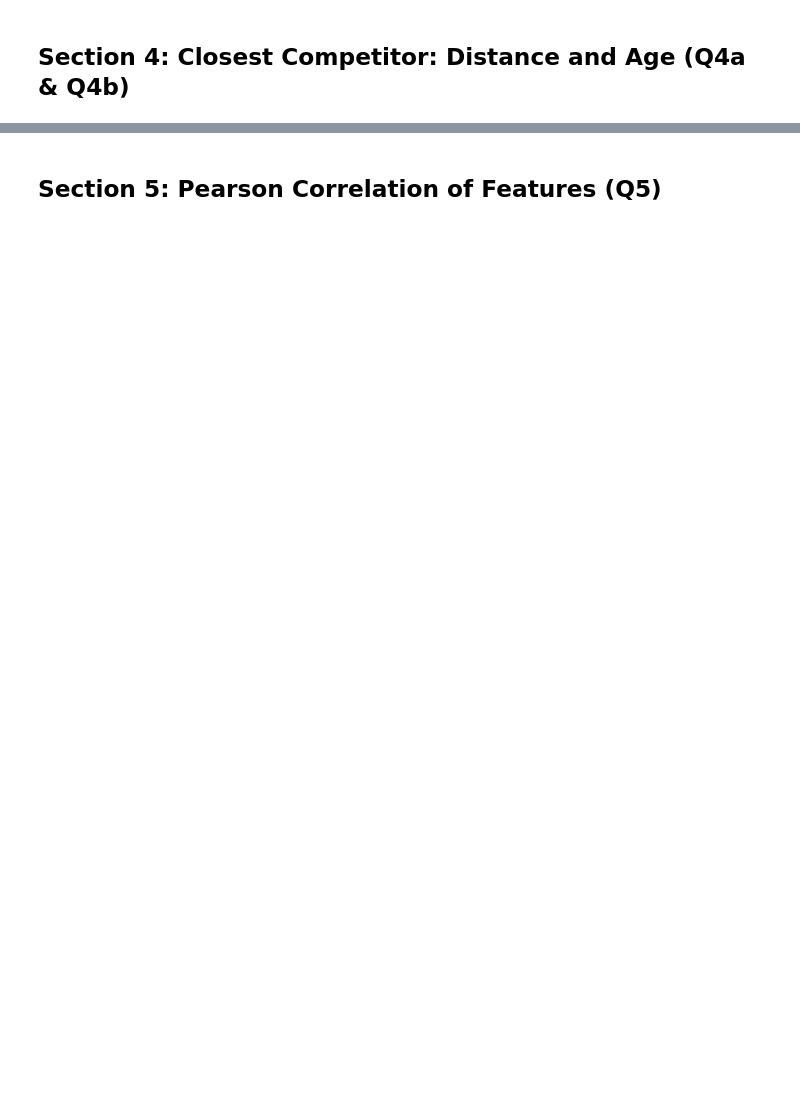
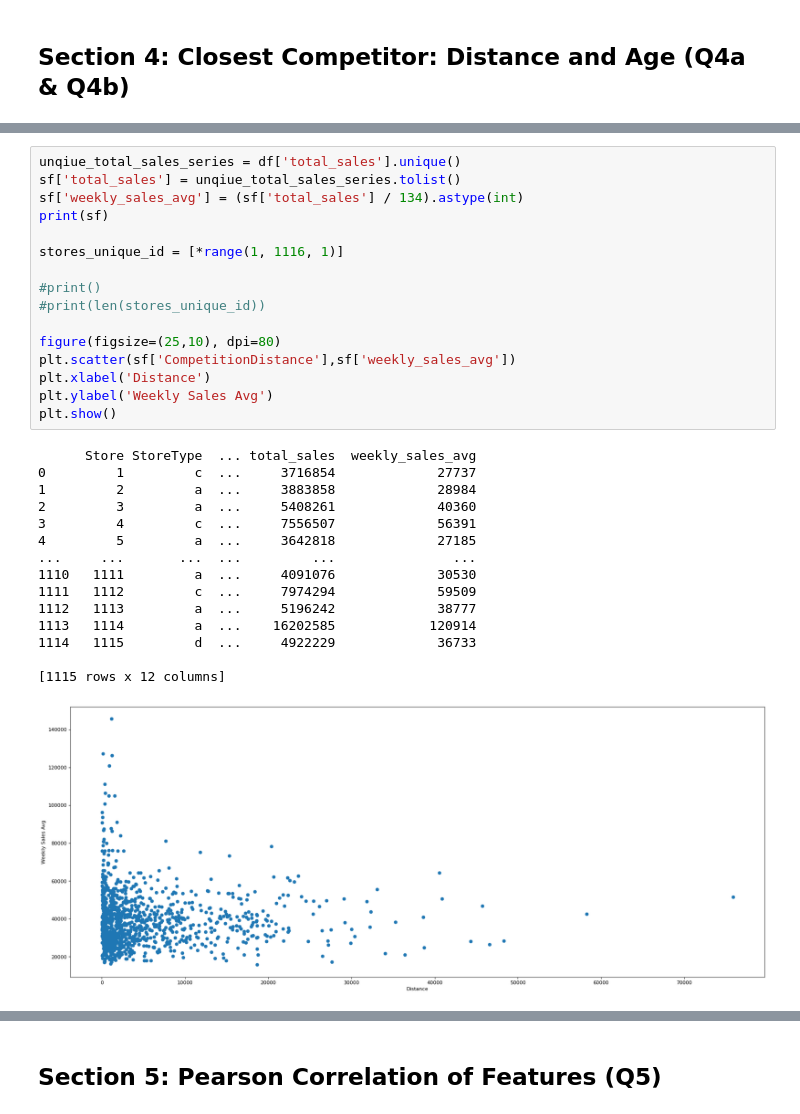
Before and after one commit to babuaravind/Rossman-Store-Sales, a Jupyter notebook: Babu_Aravind_Sivamani_cse519_hw3_bond_james_123456789.ipynb, the cells around one changed output, grey strips where cells are left out. Saved outputs shown, nothing was run; the diff lists cells and outputs as text; blank space fills up the shorter version.

```diff
--- a/Babu_Aravind_Sivamani_cse519_hw3_bond_james_123456789.ipynb
+++ b/Babu_Aravind_Sivamani_cse519_hw3_bond_james_123456789.ipynb
@@ -450,0 +420,32 @@ peef.append(pd.DataFrame(num).T)
+# %%
+unqiue_total_sales_series = df['total_sales'].unique()
+sf['total_sales'] = unqiue_total_sales_series.tolist()
+sf['weekly_sales_avg'] = (sf['total_sales'] / 134).astype(int)
+print(sf)
+
+stores_unique_id = [*range(1, 1116, 1)]
+
+#print()
+#print(len(stores_unique_id))
+
+figure(figsize=(25,10), dpi=80)
+plt.scatter(sf['CompetitionDistance'],sf['weekly_sales_avg'])
+plt.xlabel('Distance')
+plt.ylabel('Weekly Sales Avg')
+plt.show()
+# %% [output]
+      Store StoreType  ... total_sales  weekly_sales_avg
+0         1         c  ...     3716854             27737
+1         2         a  ...     3883858             28984
+2         3         a  ...     5408261             40360
+3         4         c  ...     7556507             56391
+4         5         a  ...     3642818             27185
+...     ...       ...  ...         ...               ...
+1110   1111         a  ...     4091076             30530
+1111   1112         c  ...     7974294             59509
+1112   1113         a  ...     5196242             38777
+1113   1114         a  ...    16202585            120914
+1114   1115         d  ...     4922229             36733
+
+[1115 rows x 12 columns]
+[figure, added]
```
Also changed, not shown: parts of 18 cells of this notebook.
